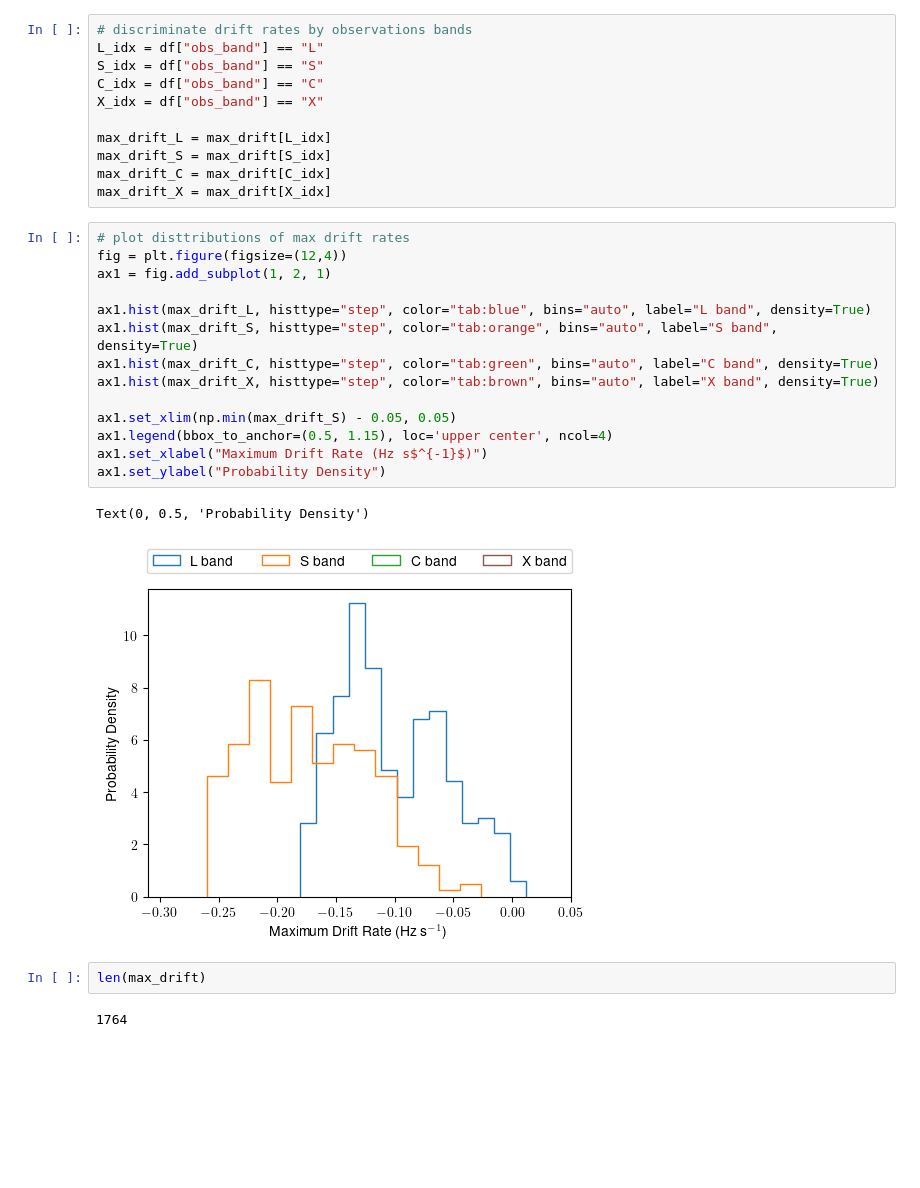
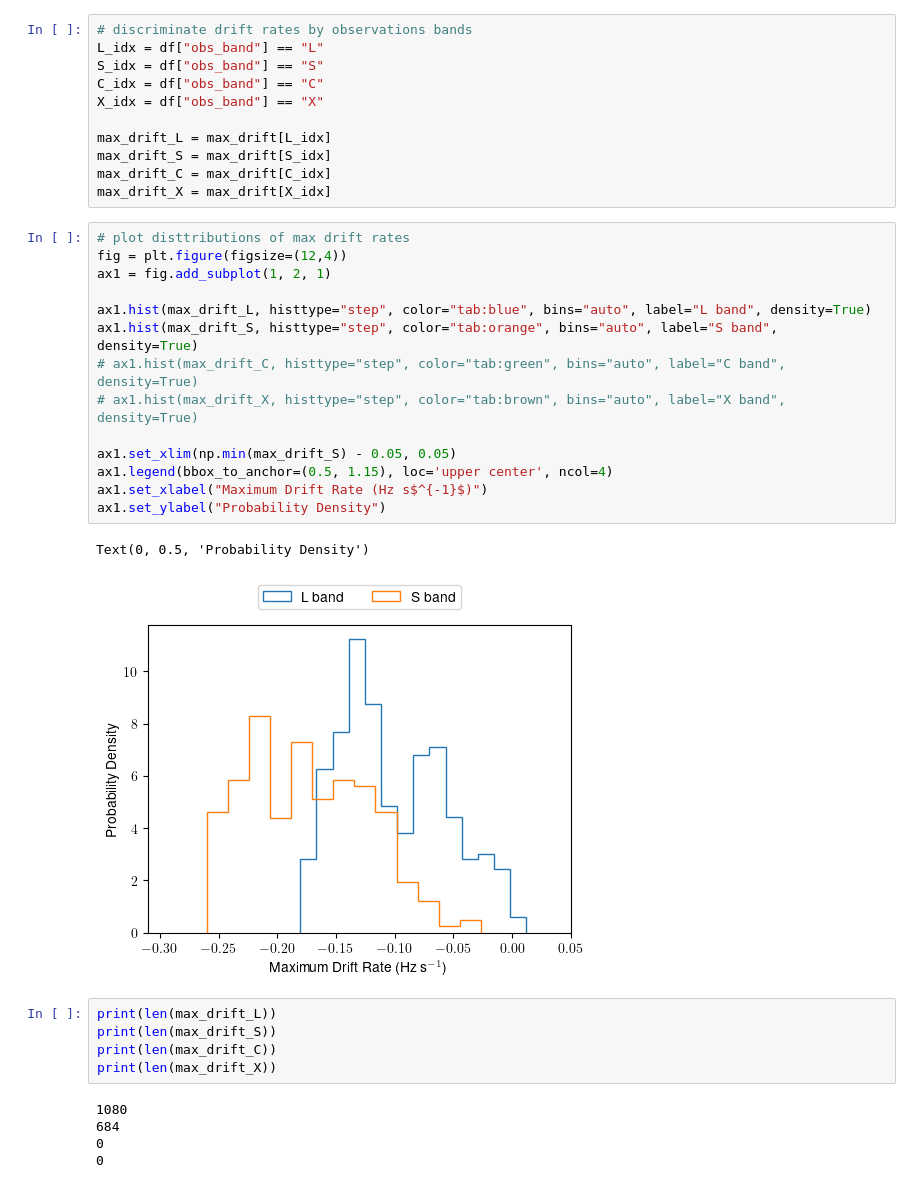
Before and after one commit to palumbom/seti-fortuitous-obs, a Jupyter notebook: parse_observations.ipynb, the cells around one changed output. Cells and saved outputs as stored; diff of their text form; blank space fills up the shorter version.

Commit message:
fix urls, add plots

```diff
--- a/parse_observations.ipynb
+++ b/parse_observations.ipynb
@@ -199,21 +198,27 @@ max_drift_X = max_drift[X_idx]
 # %%
 # plot disttributions of max drift rates
 fig = plt.figure(figsize=(12,4))
 ax1 = fig.add_subplot(1, 2, 1)
 
 ax1.hist(max_drift_L, histtype="step", color="tab:blue", bins="auto", label="L band", density=True)
 ax1.hist(max_drift_S, histtype="step", color="tab:orange", bins="auto", label="S band", density=True)
-ax1.hist(max_drift_C, histtype="step", color="tab:green", bins="auto", label="C band", density=True)
-ax1.hist(max_drift_X, histtype="step", color="tab:brown", bins="auto", label="X band", density=True)
+# ax1.hist(max_drift_C, histtype="step", color="tab:green", bins="auto", label="C band", density=True)
+# ax1.hist(max_drift_X, histtype="step", color="tab:brown", bins="auto", label="X band", density=True)
 
 ax1.set_xlim(np.min(max_drift_S) - 0.05, 0.05)
 ax1.legend(bbox_to_anchor=(0.5, 1.15), loc='upper center', ncol=4)
 ax1.set_xlabel("Maximum Drift Rate (Hz s$^{-1}$)")
 ax1.set_ylabel("Probability Density")
 # %% [output]
 Text(0, 0.5, 'Probability Density')
-[figure, old version]
+[figure, new version]
 # %%
-len(max_drift)
+print(len(max_drift_L))
+print(len(max_drift_S))
+print(len(max_drift_C))
+print(len(max_drift_X))
 # %% [output]
-1764
+1080
+684
+0
+0
```
Also changed, not shown: parts of 3 cells of this notebook, 4 other files.
